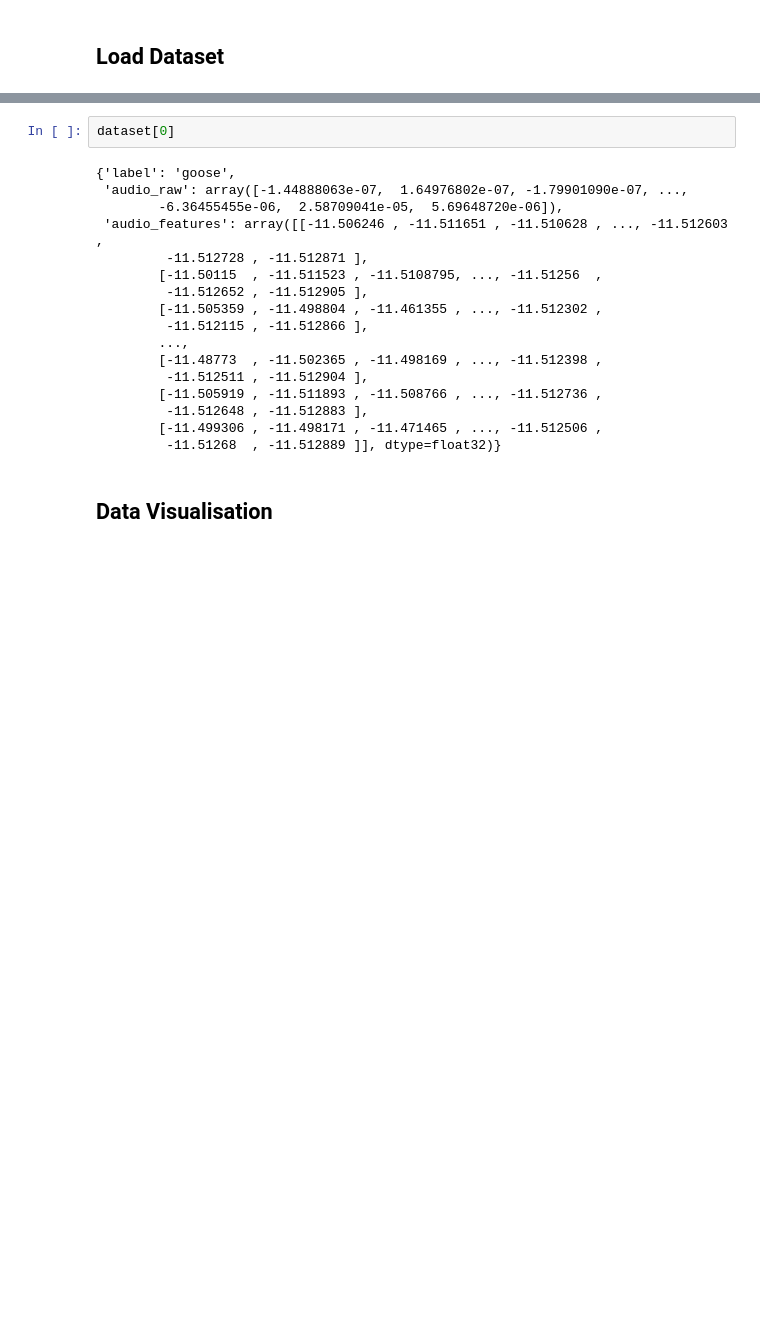
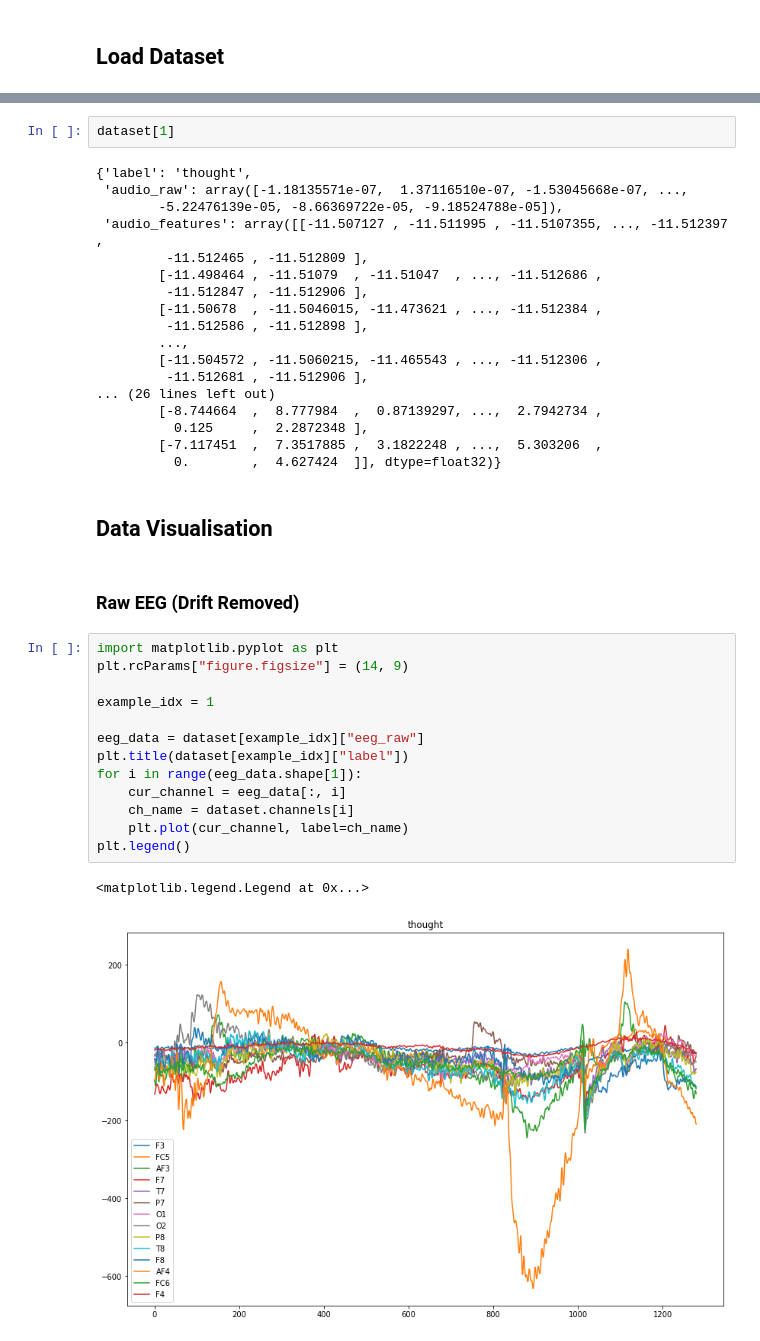
Before and after one commit to MiscellaneousStuff/kara-one-transduction, a Jupyter notebook: feis.ipynb, the cells around one changed output, grey strips where cells are left out. Drawn from its saved outputs; the diff is of its cells as text; blank space fills up the shorter version.

```diff
--- a/feis.ipynb
+++ b/feis.ipynb
@@ -23,21 +22,40 @@ dataset = FEISDataset(csv_path=csv_path, audio_path=audio_path)
 # %%
-dataset[0]
+dataset[1]
 # %% [output]
-{'label': 'goose',
- 'audio_raw': array([-1.44888063e-07,  1.64976802e-07, -1.79901090e-07, ...,
-        -6.36455455e-06,  2.58709041e-05,  5.69648720e-06]),
- 'audio_features': array([[-11.506246 , -11.511651 , -11.510628 , ..., -11.512603 ,
-         -11.512728 , -11.512871 ],
-        [-11.50115  , -11.511523 , -11.5108795, ..., -11.51256  ,
-         -11.512652 , -11.512905 ],
-        [-11.505359 , -11.498804 , -11.461355 , ..., -11.512302 ,
-         -11.512115 , -11.512866 ],
+{'label': 'thought',
+ 'audio_raw': array([-1.18135571e-07,  1.37116510e-07, -1.53045668e-07, ...,
+        -5.22476139e-05, -8.66369722e-05, -9.18524788e-05]),
+ 'audio_features': array([[-11.507127 , -11.511995 , -11.5107355, ..., -11.512397 ,
+         -11.512465 , -11.512809 ],
+        [-11.498464 , -11.51079  , -11.51047  , ..., -11.512686 ,
+         -11.512847 , -11.512906 ],
+        [-11.50678  , -11.5046015, -11.473621 , ..., -11.512384 ,
+         -11.512586 , -11.512898 ],
         ...,
-        [-11.48773  , -11.502365 , -11.498169 , ..., -11.512398 ,
-         -11.512511 , -11.512904 ],
-        [-11.505919 , -11.511893 , -11.508766 , ..., -11.512736 ,
-         -11.512648 , -11.512883 ],
-        [-11.499306 , -11.498171 , -11.471465 , ..., -11.512506 ,
-         -11.51268  , -11.512889 ]], dtype=float32)}
+        [-11.504572 , -11.5060215, -11.465543 , ..., -11.512306 ,
+         -11.512681 , -11.512906 ],
+... (26 lines left out)
+        [-8.744664  ,  8.777984  ,  0.87139297, ...,  2.7942734 ,
+          0.125     ,  2.2872348 ],
+        [-7.117451  ,  7.3517885 ,  3.1822248 , ...,  5.303206  ,
+          0.        ,  4.627424  ]], dtype=float32)}
 # %% [markdown]
 ## Data Visualisation
+# %% [markdown]
+### Raw EEG (Drift Removed)
+# %%
+import matplotlib.pyplot as plt
+plt.rcParams["figure.figsize"] = (14, 9)
+
+example_idx = 1
+
+eeg_data = dataset[example_idx]["eeg_raw"]
+plt.title(dataset[example_idx]["label"])
+for i in range(eeg_data.shape[1]):
+    cur_channel = eeg_data[:, i]
+    ch_name = dataset.channels[i]
+    plt.plot(cur_channel, label=ch_name)
+plt.legend()
+# %% [output]
+<matplotlib.legend.Legend at 0x...>
+[figure, added]
```
Also changed, not shown: parts of 5 cells of this notebook, 1 other file.
